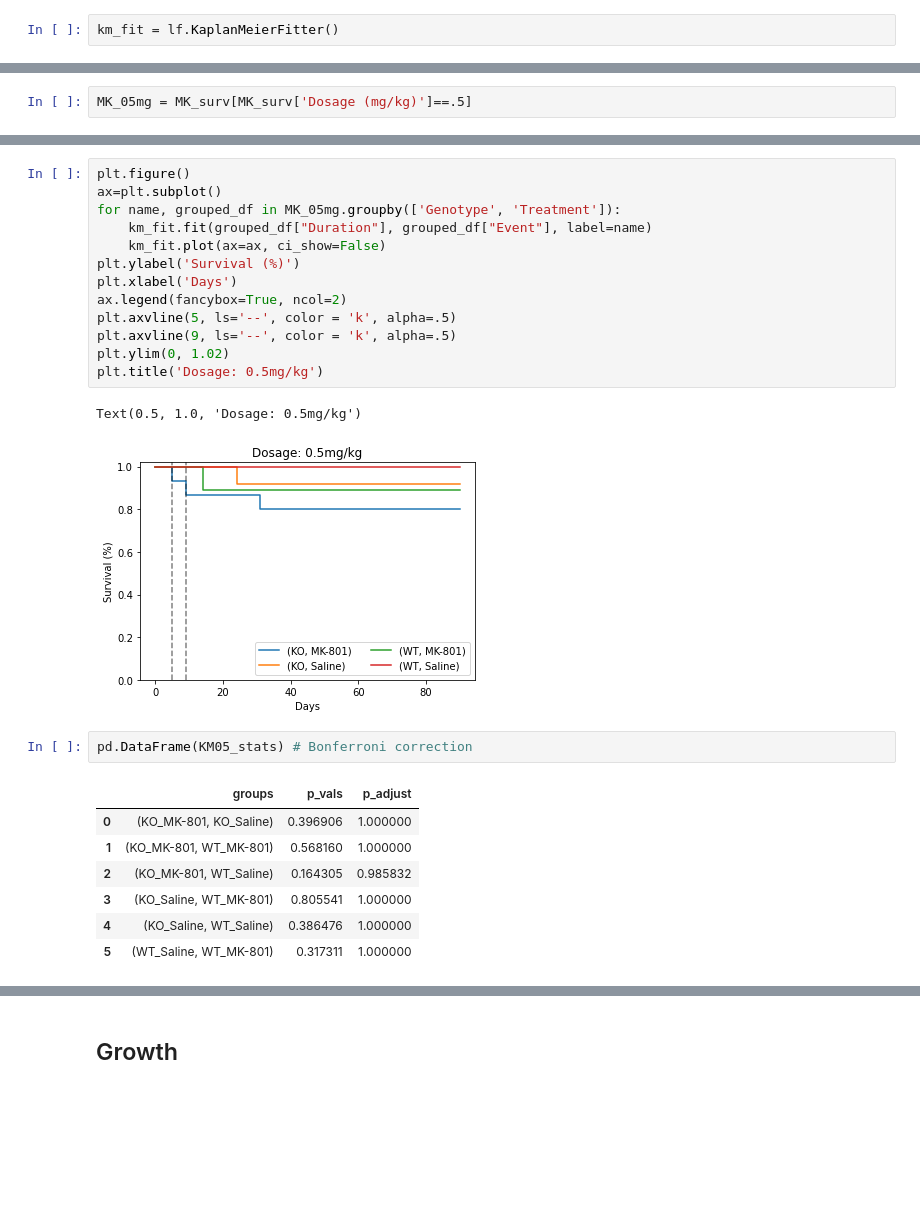
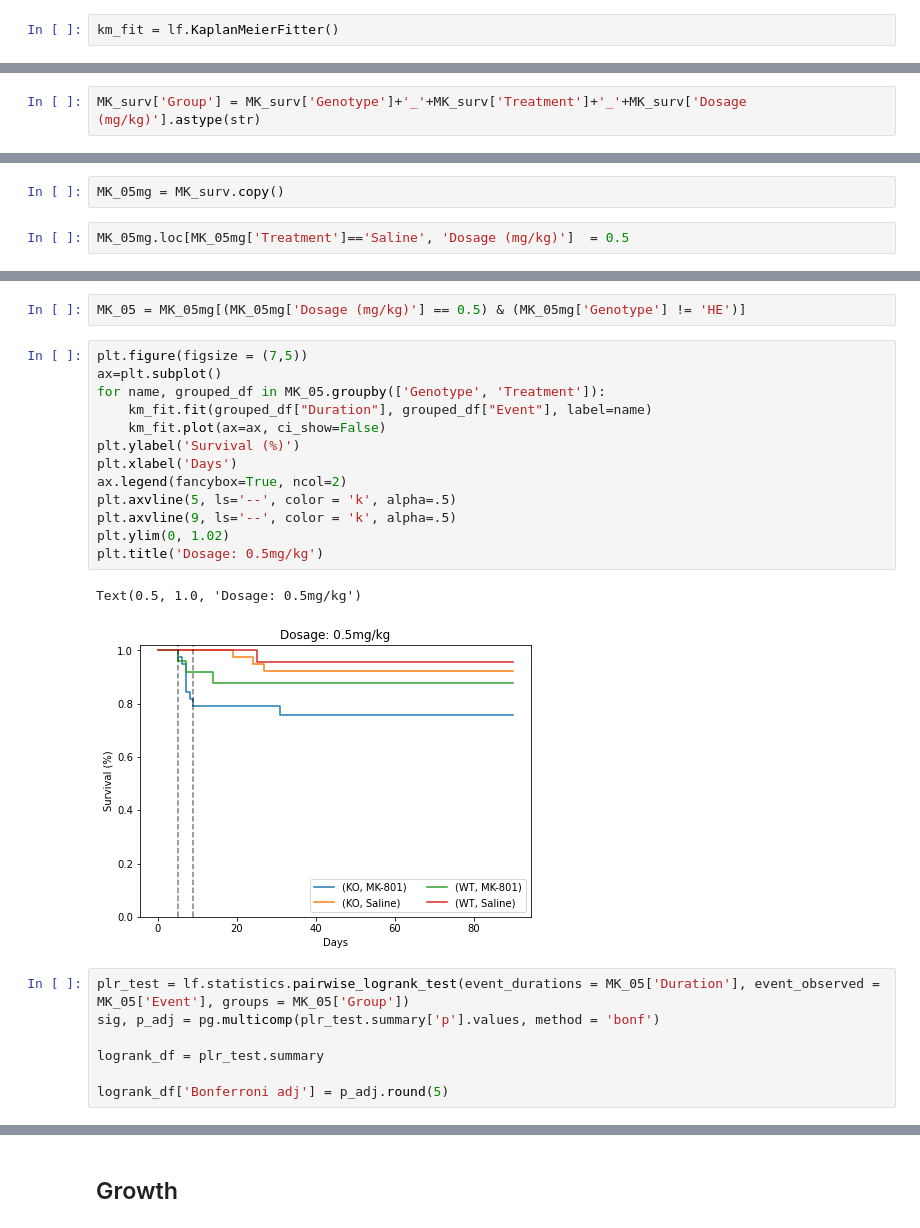
Before and after one commit to FMendezSlc/NeuroPy, a Jupyter notebook: MK_lifelines.ipynb, the cells around one changed output, grey strips where cells are left out. Cells and saved outputs as stored; diff of their text form; blank space fills up the shorter version.

```diff
--- a/MK_lifelines.ipynb
+++ b/MK_lifelines.ipynb
@@ -45,0 +48,2 @@ Text(0.5, 1.0, 'All Groups')
+# %%
+MK_surv['Group'] = MK_surv['Genotype']+'_'+MK_surv['Treatment']+'_'+MK_surv['Dosage (mg/kg)'].astype(str)
@@ -107,2 +121,4 @@ pd.DataFrame(KM1_stats) # Bonferroni correction
+# %%
+MK_05mg = MK_surv.copy()
 # %%
-MK_05mg = MK_surv[MK_surv['Dosage (mg/kg)']==.5]
+MK_05mg.loc[MK_05mg['Treatment']=='Saline', 'Dosage (mg/kg)']  = 0.5
@@ -129,26 +141,25 @@ KM05_stats['p_adjust'] = p_ad05
+# %%
+MK_05 = MK_05mg[(MK_05mg['Dosage (mg/kg)'] == 0.5) & (MK_05mg['Genotype'] != 'HE')]
 # %%
-plt.figure()
+plt.figure(figsize = (7,5))
 ax=plt.subplot()
-for name, grouped_df in MK_05mg.groupby(['Genotype', 'Treatment']):
+for name, grouped_df in MK_05.groupby(['Genotype', 'Treatment']):
     km_fit.fit(grouped_df["Duration"], grouped_df["Event"], label=name)
     km_fit.plot(ax=ax, ci_show=False)
 plt.ylabel('Survival (%)')
 plt.xlabel('Days')
 ax.legend(fancybox=True, ncol=2)
 plt.axvline(5, ls='--', color = 'k', alpha=.5)
 plt.axvline(9, ls='--', color = 'k', alpha=.5)
 plt.ylim(0, 1.02)
 plt.title('Dosage: 0.5mg/kg')
 # %% [output]
 Text(0.5, 1.0, 'Dosage: 0.5mg/kg')
-[figure, old version]
+[figure, new version]
-# %%
-pd.DataFrame(KM05_stats) # Bonferroni correction
-# %% [output]
-|  | groups | p_vals | p_adjust |
-| 0 | (KO_MK-801, KO_Saline) | 0.396906 | 1.000000 |
-| 1 | (KO_MK-801, WT_MK-801) | 0.568160 | 1.000000 |
-| 2 | (KO_MK-801, WT_Saline) | 0.164305 | 0.985832 |
-| 3 | (KO_Saline, WT_MK-801) | 0.805541 | 1.000000 |
-| 4 | (KO_Saline, WT_Saline) | 0.386476 | 1.000000 |
-| 5 | (WT_Saline, WT_MK-801) | 0.317311 | 1.000000 |
+# %%
+plr_test = lf.statistics.pairwise_logrank_test(event_durations = MK_05['Duration'], event_observed = MK_05['Event'], groups = MK_05['Group'])
+sig, p_adj = pg.multicomp(plr_test.summary['p'].values, method = 'bonf')
+
+logrank_df = plr_test.summary
+
+logrank_df['Bonferroni adj'] = p_adj.round(5)
```
Also changed, not shown: parts of 104 cells of this notebook.
